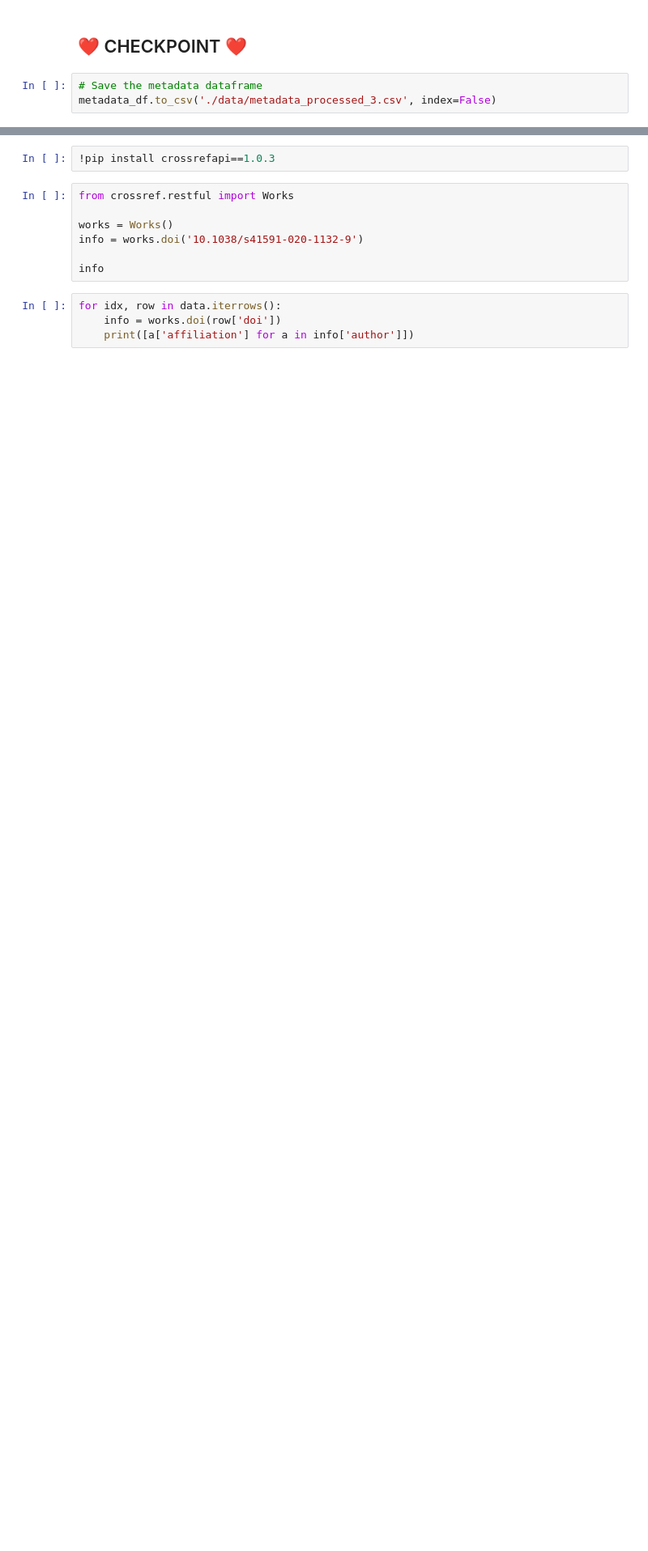
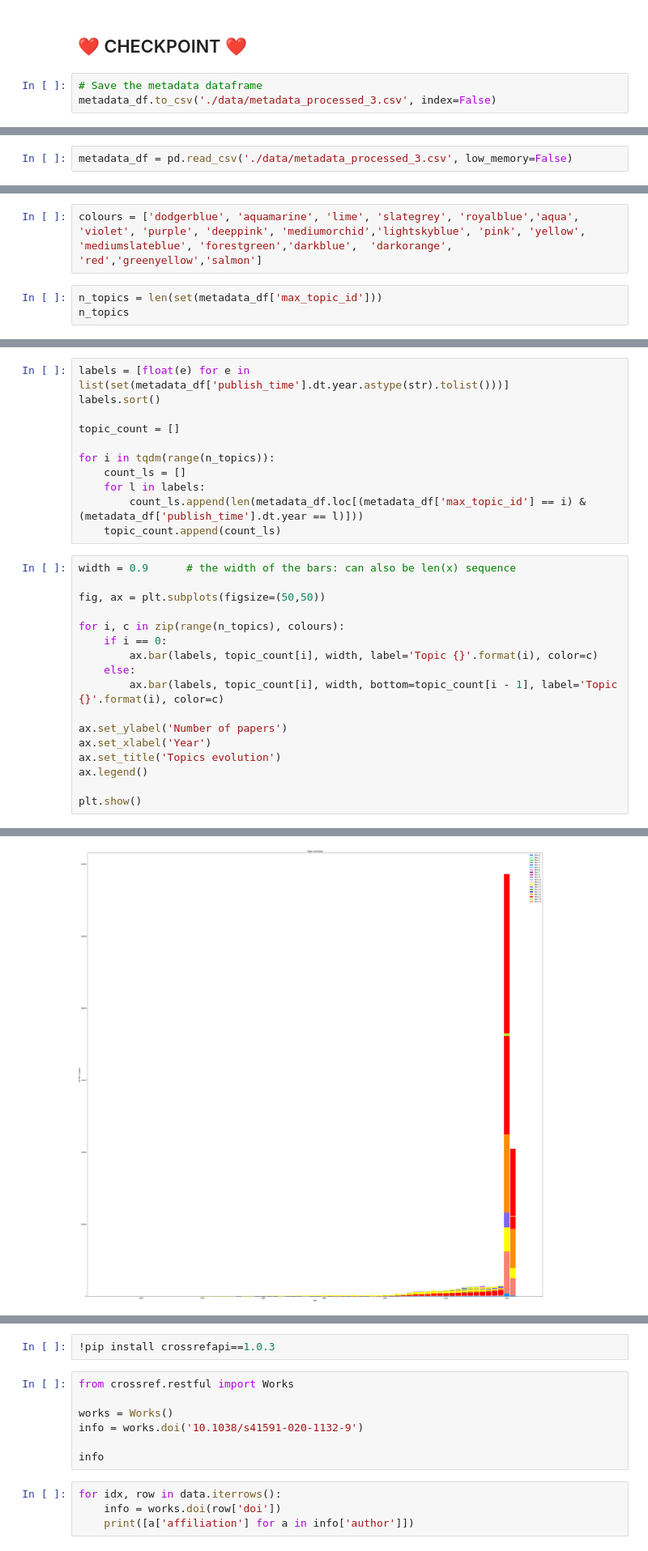
Before and after one commit to hl0d0w1g/CORD-19-NLP, a Jupyter notebook: CORD19_NLP.ipynb, the cells around one changed output, grey strips where cells are left out. Shown at 81% size. Cells and saved outputs as stored; diff of their text form; blank space fills up the shorter version.

```diff
--- a/CORD19_NLP.ipynb
+++ b/CORD19_NLP.ipynb
@@ -910,0 +972,2 @@ best_n_topics = len(ldag.show_topics(num_topics=-1))
+# %%
+metadata_df = pd.read_csv('./data/metadata_processed_3.csv', low_memory=False)
@@ -910,0 +976,5 @@ best_n_topics = len(ldag.show_topics(num_topics=-1))
+# %%
+colours = ['dodgerblue', 'aquamarine', 'lime', 'slategrey', 'royalblue','aqua', 'violet', 'purple', 'deeppink', 'mediumorchid','lightskyblue', 'pink', 'yellow', 'mediumslateblue', 'forestgreen','darkblue',  'darkorange', 'red','greenyellow','salmon']
+# %%
+n_topics = len(set(metadata_df['max_topic_id']))
+n_topics
@@ -910,0 +983,29 @@ best_n_topics = len(ldag.show_topics(num_topics=-1))
+# %%
+labels = [float(e) for e in list(set(metadata_df['publish_time'].dt.year.astype(str).tolist()))]
+labels.sort()
+
+topic_count = []
+
+for i in tqdm(range(n_topics)):
+    count_ls = []
+    for l in labels:
+        count_ls.append(len(metadata_df.loc[(metadata_df['max_topic_id'] == i) & (metadata_df['publish_time'].dt.year == l)]))
+    topic_count.append(count_ls)
+# %%
+width = 0.9      # the width of the bars: can also be len(x) sequence
+
+fig, ax = plt.subplots(figsize=(50,50))
+
+for i, c in zip(range(n_topics), colours):
+    if i == 0:
+        ax.bar(labels, topic_count[i], width, label='Topic {}'.format(i), color=c)
+    else:
+        ax.bar(labels, topic_count[i], width, bottom=topic_count[i - 1], label='Topic {}'.format(i), color=c)
+
+ax.set_ylabel('Number of papers')
+ax.set_xlabel('Year')
+ax.set_title('Topics evolution')
+ax.legend()
+
+plt.show()
+# %% [output]
@@ -910,0 +1032 @@ best_n_topics = len(ldag.show_topics(num_topics=-1))
+[figure, added]
```
Also changed, not shown: parts of 16 cells of this notebook.
